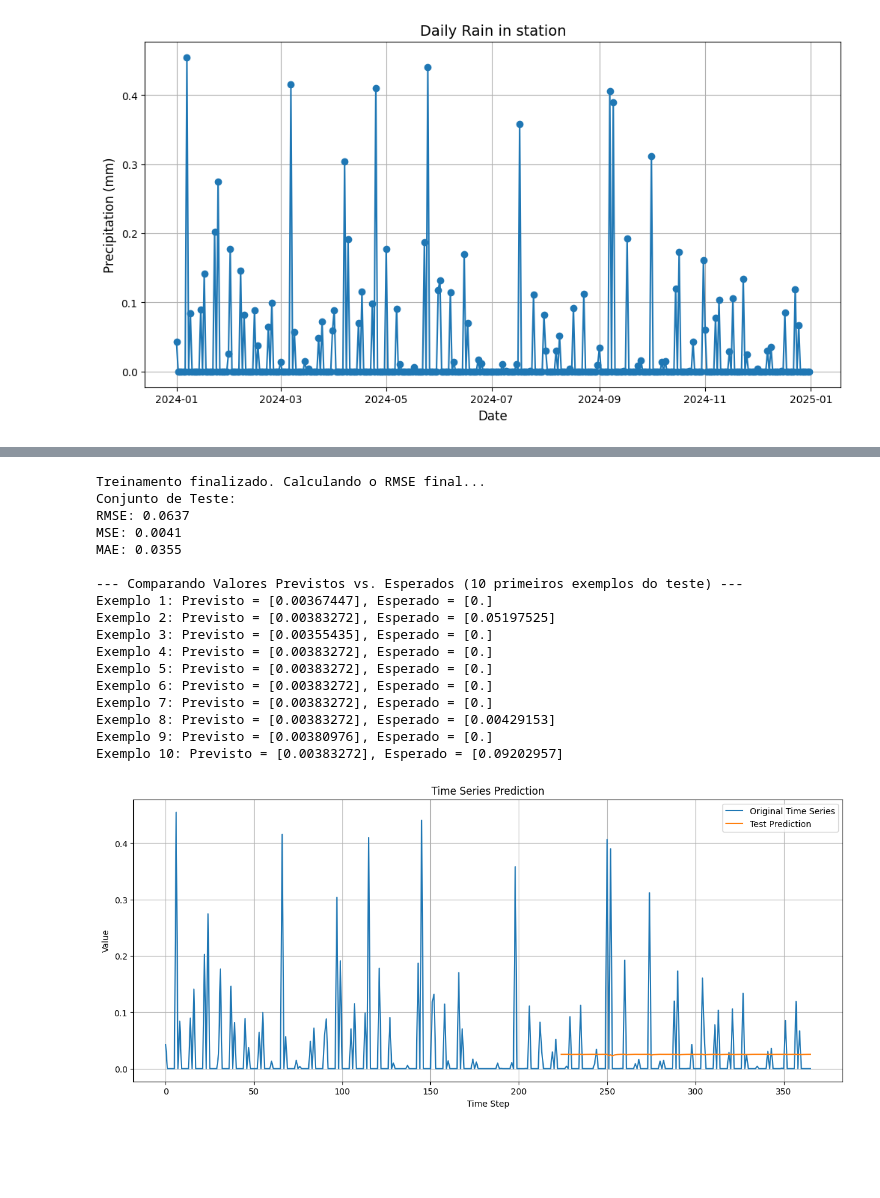
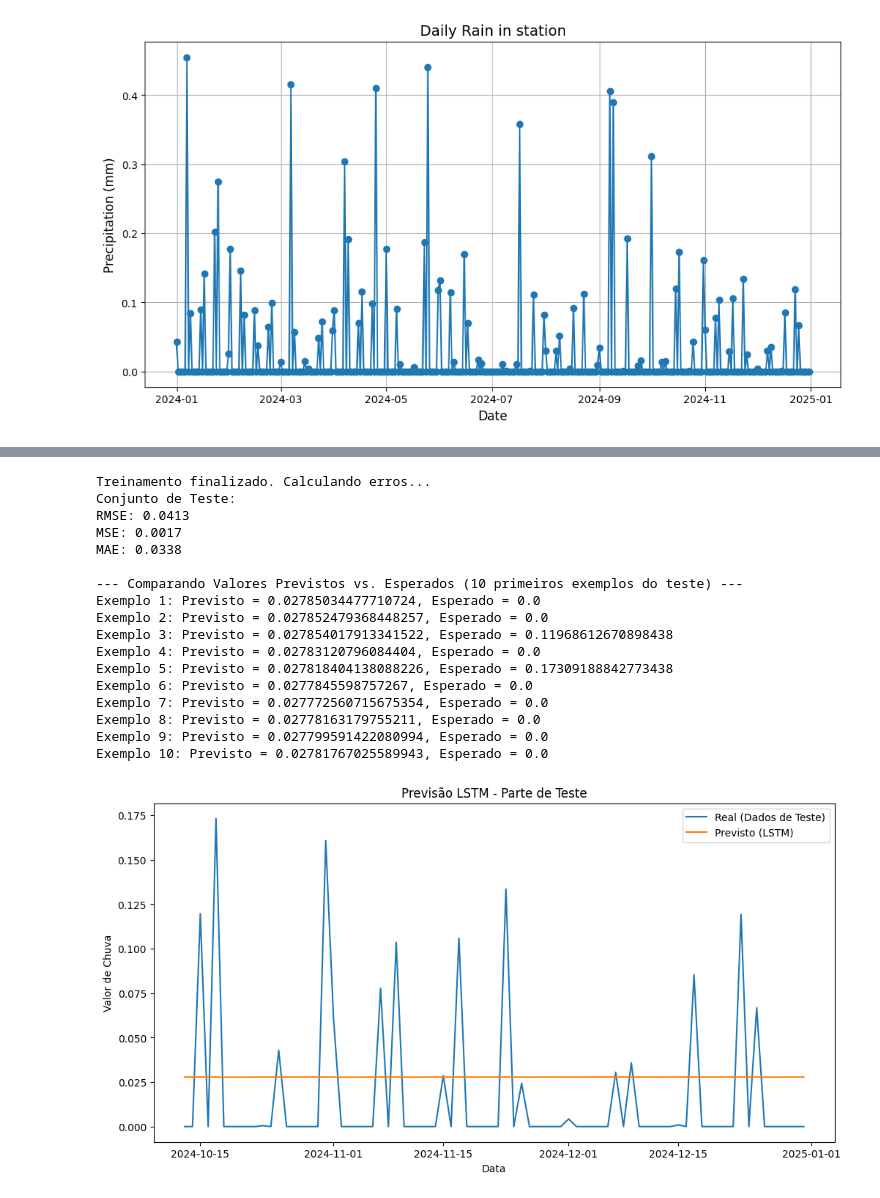
Before and after one commit to pedroboseximenes/tcc, a Jupyter notebook: era5/lstm_era5.ipynb, the cells around one changed output, grey strips where cells are left out. Cells and saved outputs as stored; diff of their text form; code cells hidden in the pictures; blank space fills up the shorter version.

```diff
--- a/era5/lstm_era5.ipynb
+++ b/era5/lstm_era5.ipynb
@@ -18,10 +18,8 @@ import utils.lstm as lstm
 # %%
 timeseries = access_era_5.recuperar_dados_era_5()
 dias = timeseries['valid_time']
-total_chuva = timeseries[['tp']].values
-train_size = int(len(total_chuva) * 0.60)
-test_size = len(total_chuva) - train_size
-train, test = total_chuva[:train_size], total_chuva[train_size:]
+
+total_chuva = timeseries['tp']
 dias = pd.to_datetime(dias)
 
 # Faz o plot
@@ -37,9 +35,14 @@ plt.show()
 [figure]
 # %%
 lookback = 30
-X_train, y_train = lstm.create_dataset(train, lookback=lookback)
-X_test, y_test = lstm.create_dataset(test, lookback=lookback)
+X, y = lstm.create_sequences_pytorch(total_chuva, lookback=lookback)
+train_size = int(len(timeseries) * 0.7)
+X_train, X_test = X[:train_size], X[train_size:]
+y_train, y_test = y[:train_size], y[train_size:]
 
+
+dates_aligned = dias[lookback:]
+train_date, test_date = dates_aligned[:train_size] , dates_aligned[train_size:]
 print(X_train.shape, y_train.shape)
 print(X_test.shape, y_test.shape)
 # %% [output]
@@ -105,51 +108,31 @@ with torch.no_grad():
         esperado = valores_esperados[i][0]
         print(f"Exemplo {i+1}: Previsto = {previsto}, Esperado = {esperado}")
 # %% [output]
-Treinamento finalizado. Calculando o RMSE final...
+Treinamento finalizado. Calculando erros...
 Conjunto de Teste:
-RMSE: 0.0637
-MSE: 0.0041
-MAE: 0.0355
+RMSE: 0.0413
+MSE: 0.0017
+MAE: 0.0338
 
 --- Comparando Valores Previstos vs. Esperados (10 primeiros exemplos do teste) ---
-Exemplo 1: Previsto = [0.00367447], Esperado = [0.]
-Exemplo 2: Previsto = [0.00383272], Esperado = [0.05197525]
-Exemplo 3: Previsto = [0.00355435], Esperado = [0.]
-Exemplo 4: Previsto = [0.00383272], Esperado = [0.]
-Exemplo 5: Previsto = [0.00383272], Esperado = [0.]
-Exemplo 6: Previsto = [0.00383272], Esperado = [0.]
-Exemplo 7: Previsto = [0.00383272], Esperado = [0.]
-Exemplo 8: Previsto = [0.00383272], Esperado = [0.00429153]
-Exemplo 9: Previsto = [0.00380976], Esperado = [0.]
-Exemplo 10: Previsto = [0.00383272], Esperado = [0.09202957]
+Exemplo 1: Previsto = 0.02785034477710724, Esperado = 0.0
+Exemplo 2: Previsto = 0.027852479368448257, Esperado = 0.0
+Exemplo 3: Previsto = 0.027854017913341522, Esperado = 0.11968612670898438
+Exemplo 4: Previsto = 0.02783120796084404, Esperado = 0.0
+Exemplo 5: Previsto = 0.027818404138088226, Esperado = 0.17309188842773438
+Exemplo 6: Previsto = 0.0277845598757267, Esperado = 0.0
+Exemplo 7: Previsto = 0.027772560715675354, Esperado = 0.0
+Exemplo 8: Previsto = 0.02778163179755211, Esperado = 0.0
+Exemplo 9: Previsto = 0.027799591422080994, Esperado = 0.0
+Exemplo 10: Previsto = 0.02781767025589943, Esperado = 0.0
 # %%
-model.eval()
-with torch.no_grad():
-    # Previsões do modelo
-    #train_pred = model(X_train)[:, -1, :].squeeze().cpu().numpy()
-    test_pred = model(X_test)[:, -1, :].squeeze().cpu().numpy()
-
-# Inicializa arrays com NaN para plotar nas posições corretas
-full_len = len(timeseries)
-train_plot = np.full(full_len, np.nan)
-test_plot = np.full(full_len, np.nan)
-
-# Alinha previsões de treino
-#train_plot[lookback:lookback + len(train_pred)] = train_pred
-
-# Alinha previsões de teste
-test_plot[train_size + lookback : train_size + lookback + len(test_pred)] = test_pred
-
-# Plot
-plt.figure(figsize=(15, 6))
-plt.plot(total_chuva, label='Original Time Series')
-#plt.plot(train_plot, label='Train Prediction')
-plt.plot(test_plot, label='Test Prediction')
+plt.figure(figsize=(12, 6))
+plt.plot(test_date, y_test_np, label="Real (Dados de Teste)")
+plt.plot(test_date, y_pred_np, label="Previsto (LSTM)")
+plt.title("Previsão LSTM - Parte de Teste")
+plt.xlabel("Data")
+plt.ylabel("Valor de Chuva")
 plt.legend()
-plt.title('Time Series Prediction')
-plt.xlabel('Time Step')
-plt.ylabel('Value')
-plt.grid(True)
 plt.show()
 # %% [output]
-[figure, old version]
+[figure, new version]
```
Also changed, not shown: parts of 1 cell of this notebook, 6 other files.
